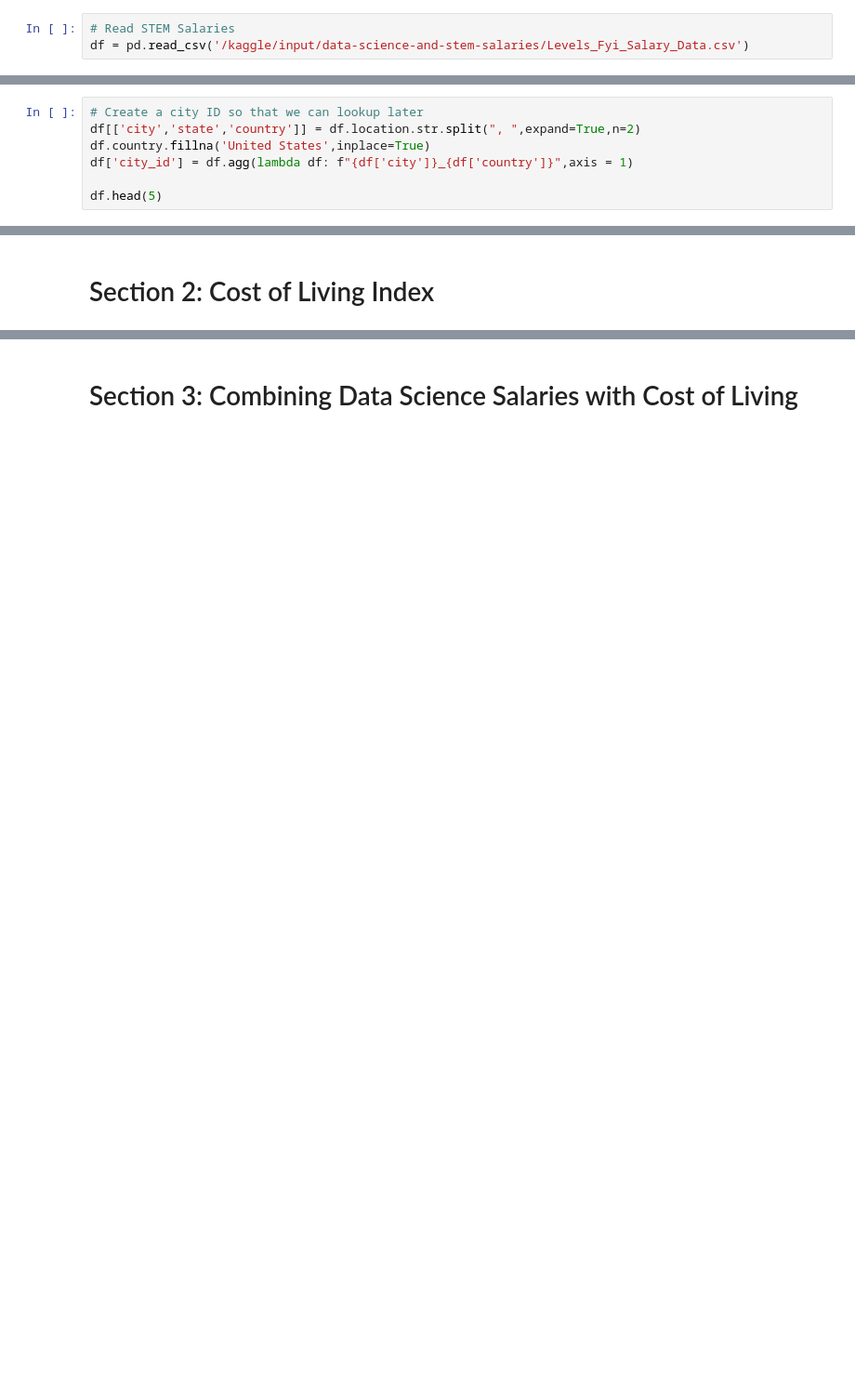
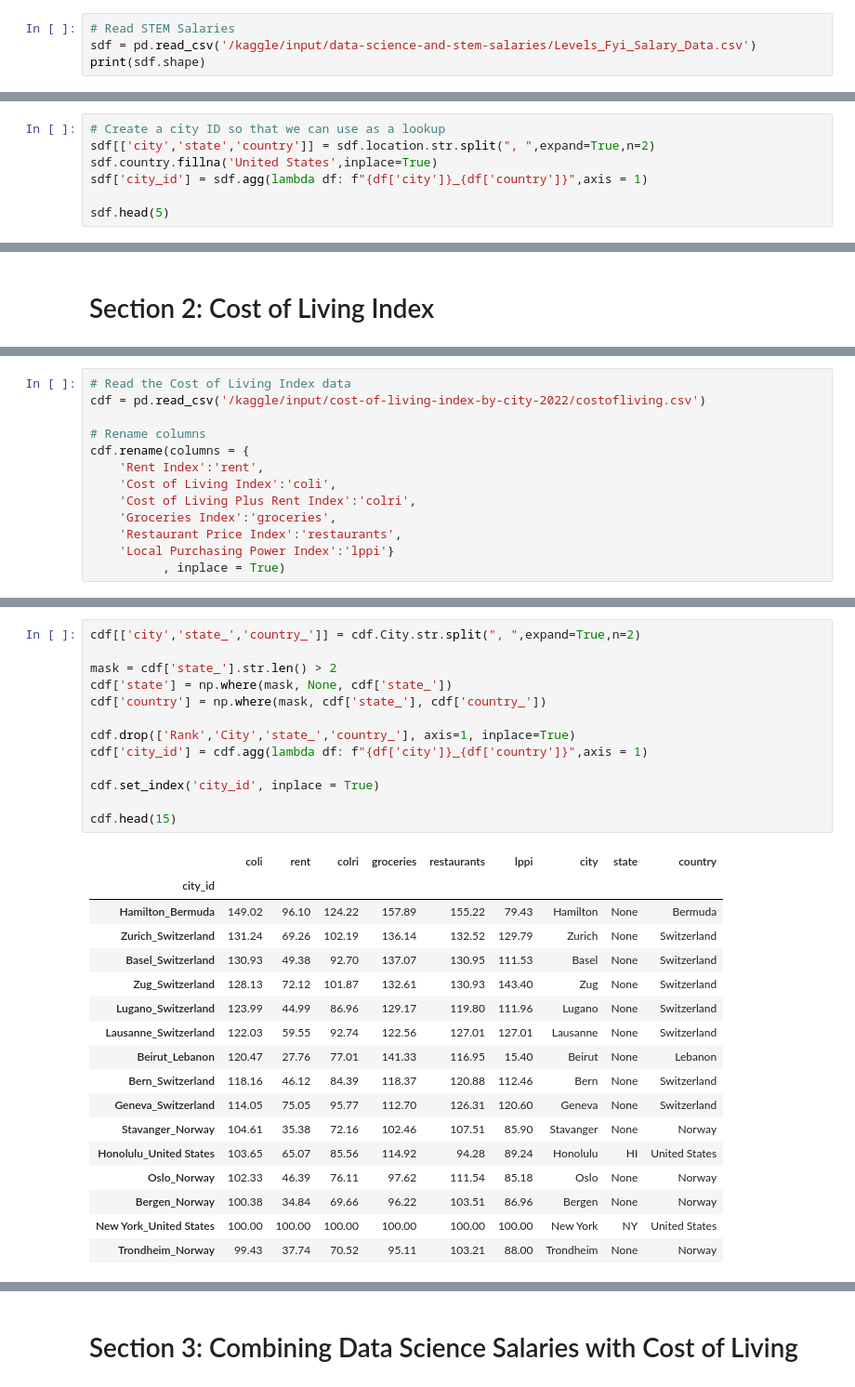
Before and after one commit to dl-lim/kaggle-1, a Jupyter notebook: ds-sal.ipynb, the cells around one changed output, grey strips where cells are left out. Shown: that part at 93% size. Saved outputs shown, nothing was run; the diff lists cells and outputs as text; blank space fills up the shorter version.

Commit message:
Kaggle Notebook | DS Sal | Version 2

```diff
--- a/ds-sal.ipynb
+++ b/ds-sal.ipynb
@@ -25,3 +27,4 @@ import pandas as pd
 # %%
 # Read STEM Salaries
-df = pd.read_csv('/kaggle/input/data-science-and-stem-salaries/Levels_Fyi_Salary_Data.csv')
+sdf = pd.read_csv('/kaggle/input/data-science-and-stem-salaries/Levels_Fyi_Salary_Data.csv')
+print(sdf.shape)
@@ -39,10 +78,10 @@ df.head(5)
 # %%
-# Create a city ID so that we can lookup later
-df[['city','state','country']] = df.location.str.split(", ",expand=True,n=2)
-df.country.fillna('United States',inplace=True)
-df['city_id'] = df.agg(lambda df: f"{df['city']}_{df['country']}",axis = 1)
+# Create a city ID so that we can use as a lookup
+sdf[['city','state','country']] = sdf.location.str.split(", ",expand=True,n=2)
+sdf.country.fillna('United States',inplace=True)
+sdf['city_id'] = sdf.agg(lambda df: f"{df['city']}_{df['country']}",axis = 1)
 
-df.head(5)
+sdf.head(5)
 # %% [output]
 |  | timestamp | company | level | title | totalyearlycompensation | location | yearsofexperience | ... |
 | 0 | 6/7/2017 11:33:27 | Oracle | L3 | Product Manager | 127000 | Redwood City, CA | 1.5 | ... |
@@ -87,0 +143,13 @@ fds.head()
+# %%
+# Read the Cost of Living Index data
+cdf = pd.read_csv('/kaggle/input/cost-of-living-index-by-city-2022/costofliving.csv')
+
+# Rename columns
+cdf.rename(columns = {
+    'Rent Index':'rent',
+    'Cost of Living Index':'coli',
+    'Cost of Living Plus Rent Index':'colri',
+    'Groceries Index':'groceries',
+    'Restaurant Price Index':'restaurants',
+    'Local Purchasing Power Index':'lppi'}
+          , inplace = True)
@@ -87,0 +178,31 @@ fds.head()
+# %%
+cdf[['city','state_','country_']] = cdf.City.str.split(", ",expand=True,n=2)
+
+mask = cdf['state_'].str.len() > 2
+cdf['state'] = np.where(mask, None, cdf['state_'])
+cdf['country'] = np.where(mask, cdf['state_'], cdf['country_'])
+
+cdf.drop(['Rank','City','state_','country_'], axis=1, inplace=True)
+cdf['city_id'] = cdf.agg(lambda df: f"{df['city']}_{df['country']}",axis = 1)
+
+cdf.set_index('city_id', inplace = True)
+
+cdf.head(15)
+# %% [output]
+|  | coli | rent | colri | groceries | restaurants | lppi | city | state | country |
+| city_id |  |  |  |  |  |  |  |  |  |
+| Hamilton_Bermuda | 149.02 | 96.10 | 124.22 | 157.89 | 155.22 | 79.43 | Hamilton | None | Bermuda |
+| Zurich_Switzerland | 131.24 | 69.26 | 102.19 | 136.14 | 132.52 | 129.79 | Zurich | None | Switzerland |
+| Basel_Switzerland | 130.93 | 49.38 | 92.70 | 137.07 | 130.95 | 111.53 | Basel | None | Switzerland |
+| Zug_Switzerland | 128.13 | 72.12 | 101.87 | 132.61 | 130.93 | 143.40 | Zug | None | Switzerland |
+| Lugano_Switzerland | 123.99 | 44.99 | 86.96 | 129.17 | 119.80 | 111.96 | Lugano | None | Switzerland |
+| Lausanne_Switzerland | 122.03 | 59.55 | 92.74 | 122.56 | 127.01 | 127.01 | Lausanne | None | Switzerland |
+| Beirut_Lebanon | 120.47 | 27.76 | 77.01 | 141.33 | 116.95 | 15.40 | Beirut | None | Lebanon |
+| Bern_Switzerland | 118.16 | 46.12 | 84.39 | 118.37 | 120.88 | 112.46 | Bern | None | Switzerland |
+| Geneva_Switzerland | 114.05 | 75.05 | 95.77 | 112.70 | 126.31 | 120.60 | Geneva | None | Switzerland |
+| Stavanger_Norway | 104.61 | 35.38 | 72.16 | 102.46 | 107.51 | 85.90 | Stavanger | None | Norway |
+| Honolulu_United States | 103.65 | 65.07 | 85.56 | 114.92 | 94.28 | 89.24 | Honolulu | HI | United States |
+| Oslo_Norway | 102.33 | 46.39 | 76.11 | 97.62 | 111.54 | 85.18 | Oslo | None | Norway |
+| Bergen_Norway | 100.38 | 34.84 | 69.66 | 96.22 | 103.51 | 86.96 | Bergen | None | Norway |
+| New York_United States | 100.00 | 100.00 | 100.00 | 100.00 | 100.00 | 100.00 | New York | NY | United States |
+| Trondheim_Norway | 99.43 | 37.74 | 70.52 | 95.11 | 103.21 | 88.00 | Trondheim | None | Norway |
```
Also changed, not shown: parts of 17 cells of this notebook.
